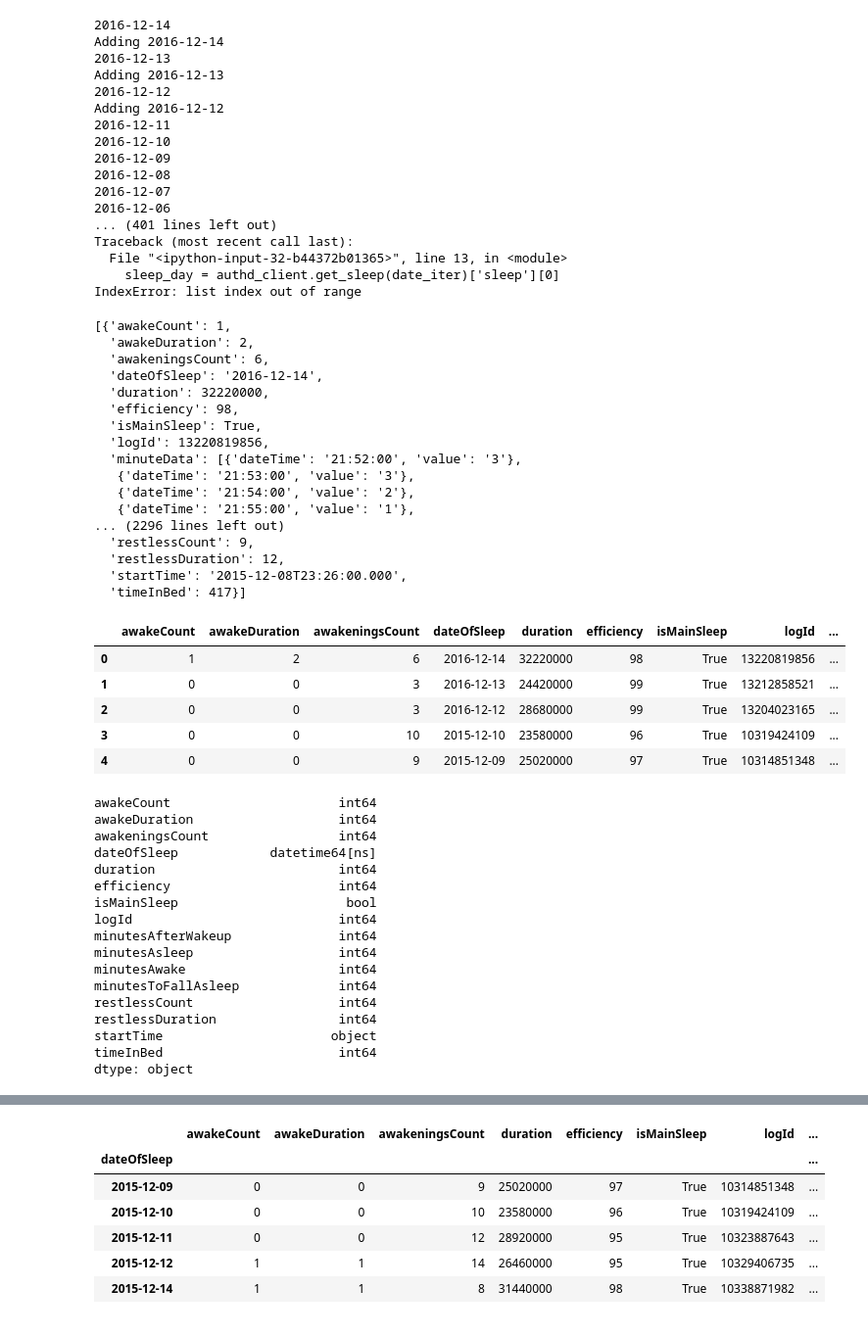
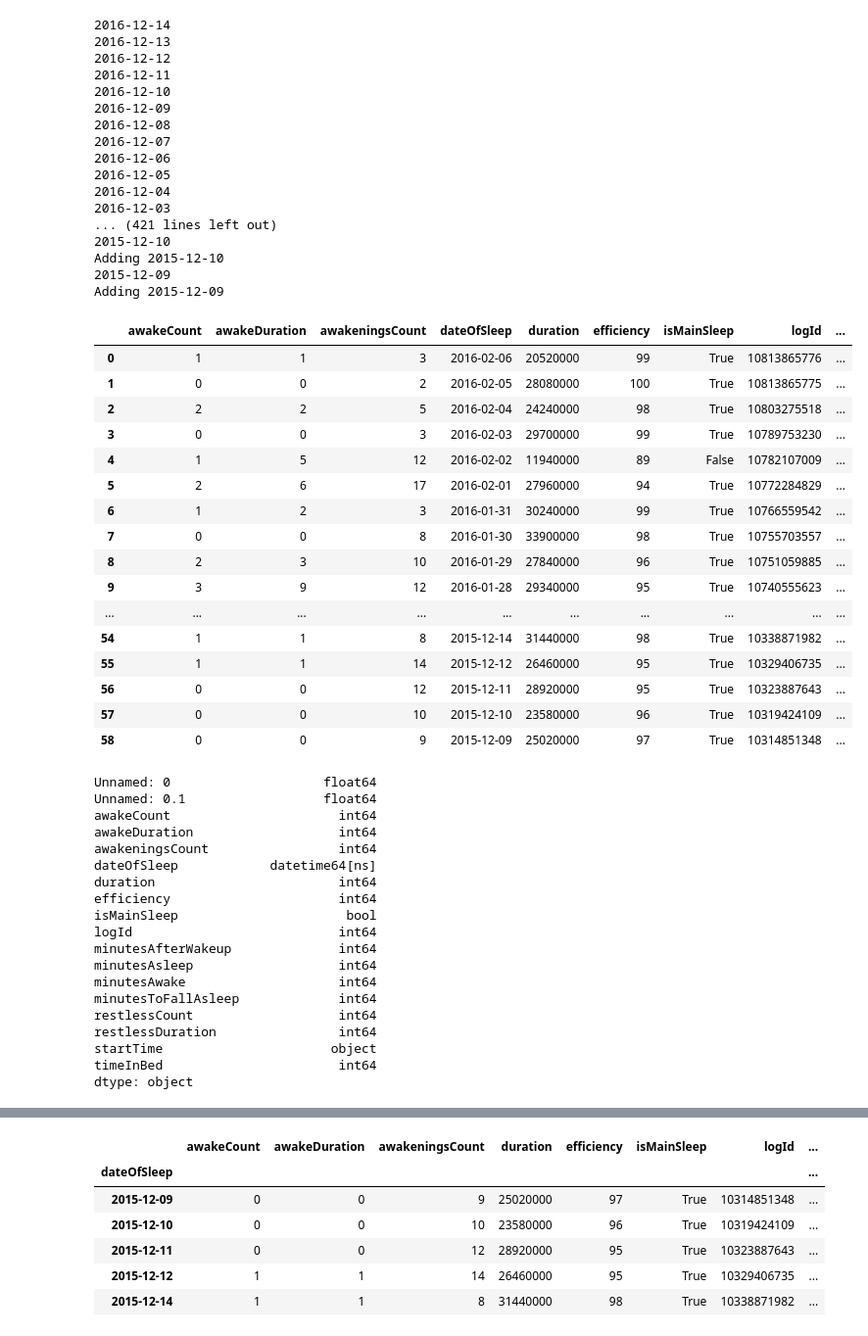
Before and after one commit to sbeslow/sleep, a Jupyter notebook: notebooks/Grab Data From FitBit.ipynb, the cells around one changed output, grey strips where cells are left out. Shown at 98% size. Drawn from its saved outputs; the diff is of its cells as text; code cells hidden in the pictures.

```diff
--- a/notebooks/Grab Data From FitBit.ipynb
+++ b/notebooks/Grab Data From FitBit.ipynb
@@ -19,7 +19,7 @@ dates_without_fitbit_data = ['2016-09-02', '2016-09-01', '2016-08-31', '2016-08-
                              '2016-08-10', '2016-06-30']
 # %%
 # Read in the data we already have
-sleep_data = pd.read_csv('data/sleep_list.csv')
+sleep_data = pd.read_csv('data/sleep_list2.csv')
 sleep_data['dateOfSleep'] = pd.to_datetime(sleep_data['dateOfSleep'])
 sleep_data.dtypes
 # %% [output]
@@ -67,8 +71,8 @@ dates_we_have_data_for
 sleep_list = []
 api_calls = 0  # FitBit allows 150 in an hour
 date_iter = datetime.now().date()
-end_date = '2015-12-09'  # This is when I started collecting data
-while zeroes < 5 and api_calls < 150 and date_iter >= end_date:
+end_date = pd.to_datetime('2015-12-09').date()  # This is when I started collecting data
+while api_calls < 150 and date_iter >= end_date:
     date_str = str(date_iter)
     print(date_str)
     if (date_str in dates_we_have_data_for) or (date_str in dates_without_fitbit_data):
@@ -88,59 +92,52 @@ while zeroes < 5 and api_calls < 150 and date_iter >= end_date:
     api_calls += 1
 # %% [output]
 2016-12-14
-Adding 2016-12-14
 2016-12-13
-Adding 2016-12-13
 2016-12-12
-Adding 2016-12-12
 2016-12-11
 2016-12-10
 2016-12-09
 2016-12-08
 2016-12-07
 2016-12-06
-... (401 lines left out)
-Traceback (most recent call last):
-  File "<ipython-input-32-b44372b01365>", line 13, in <module>
-    sleep_day = authd_client.get_sleep(date_iter)['sleep'][0]
-IndexError: list index out of range
+2016-12-05
+2016-12-04
+2016-12-03
+... (421 lines left out)
+2015-12-10
+Adding 2015-12-10
+2015-12-09
+Adding 2015-12-09
-# %%
-sleep_list
-# %% [output]
-[{'awakeCount': 1,
-  'awakeDuration': 2,
-  'awakeningsCount': 6,
-  'dateOfSleep': '2016-12-14',
-  'duration': 32220000,
-  'efficiency': 98,
-  'isMainSleep': True,
-  'logId': 13220819856,
-  'minuteData': [{'dateTime': '21:52:00', 'value': '3'},
-   {'dateTime': '21:53:00', 'value': '3'},
-   {'dateTime': '21:54:00', 'value': '2'},
-   {'dateTime': '21:55:00', 'value': '1'},
-... (2296 lines left out)
-  'restlessCount': 9,
-  'restlessDuration': 12,
-  'startTime': '2015-12-08T23:26:00.000',
-  'timeInBed': 417}]
 # %%
 # Move the new data to a data frame and merge with the old data
 new_data = pd.DataFrame(sleep_list)
 new_data = new_data.drop('minuteData', 1)  # Drop this huge field for now -- not gonna use it
 new_data['dateOfSleep'] = pd.to_datetime(new_data['dateOfSleep'])
-new_data.head()
+new_data
 # %% [output]
 |  | awakeCount | awakeDuration | awakeningsCount | dateOfSleep | duration | efficiency | isMainSleep | logId | ... |
-| 0 | 1 | 2 | 6 | 2016-12-14 | 32220000 | 98 | True | 13220819856 | ... |
-| 1 | 0 | 0 | 3 | 2016-12-13 | 24420000 | 99 | True | 13212858521 | ... |
-| 2 | 0 | 0 | 3 | 2016-12-12 | 28680000 | 99 | True | 13204023165 | ... |
-| 3 | 0 | 0 | 10 | 2015-12-10 | 23580000 | 96 | True | 10319424109 | ... |
-| 4 | 0 | 0 | 9 | 2015-12-09 | 25020000 | 97 | True | 10314851348 | ... |
+| 0 | 1 | 1 | 3 | 2016-02-06 | 20520000 | 99 | True | 10813865776 | ... |
+| 1 | 0 | 0 | 2 | 2016-02-05 | 28080000 | 100 | True | 10813865775 | ... |
+| 2 | 2 | 2 | 5 | 2016-02-04 | 24240000 | 98 | True | 10803275518 | ... |
+| 3 | 0 | 0 | 3 | 2016-02-03 | 29700000 | 99 | True | 10789753230 | ... |
+| 4 | 1 | 5 | 12 | 2016-02-02 | 11940000 | 89 | False | 10782107009 | ... |
+| 5 | 2 | 6 | 17 | 2016-02-01 | 27960000 | 94 | True | 10772284829 | ... |
+| 6 | 1 | 2 | 3 | 2016-01-31 | 30240000 | 99 | True | 10766559542 | ... |
+| 7 | 0 | 0 | 8 | 2016-01-30 | 33900000 | 98 | True | 10755703557 | ... |
+| 8 | 2 | 3 | 10 | 2016-01-29 | 27840000 | 96 | True | 10751059885 | ... |
+| 9 | 3 | 9 | 12 | 2016-01-28 | 29340000 | 95 | True | 10740555623 | ... |
+| ... | ... | ... | ... | ... | ... | ... | ... | ... | ... |
+| 54 | 1 | 1 | 8 | 2015-12-14 | 31440000 | 98 | True | 10338871982 | ... |
+| 55 | 1 | 1 | 14 | 2015-12-12 | 26460000 | 95 | True | 10329406735 | ... |
+| 56 | 0 | 0 | 12 | 2015-12-11 | 28920000 | 95 | True | 10323887643 | ... |
+| 57 | 0 | 0 | 10 | 2015-12-10 | 23580000 | 96 | True | 10319424109 | ... |
+| 58 | 0 | 0 | 9 | 2015-12-09 | 25020000 | 97 | True | 10314851348 | ... |
 # %%
 sleep_data = sleep_data.append(new_data, verify_integrity=True, ignore_index=True)
 sleep_data.dtypes
 # %% [output]
+Unnamed: 0                    float64
+Unnamed: 0.1                  float64
 awakeCount                      int64
 awakeDuration                   int64
 awakeningsCount                 int64
```
Also changed, not shown: parts of 5 cells of this notebook, 3 other files.
